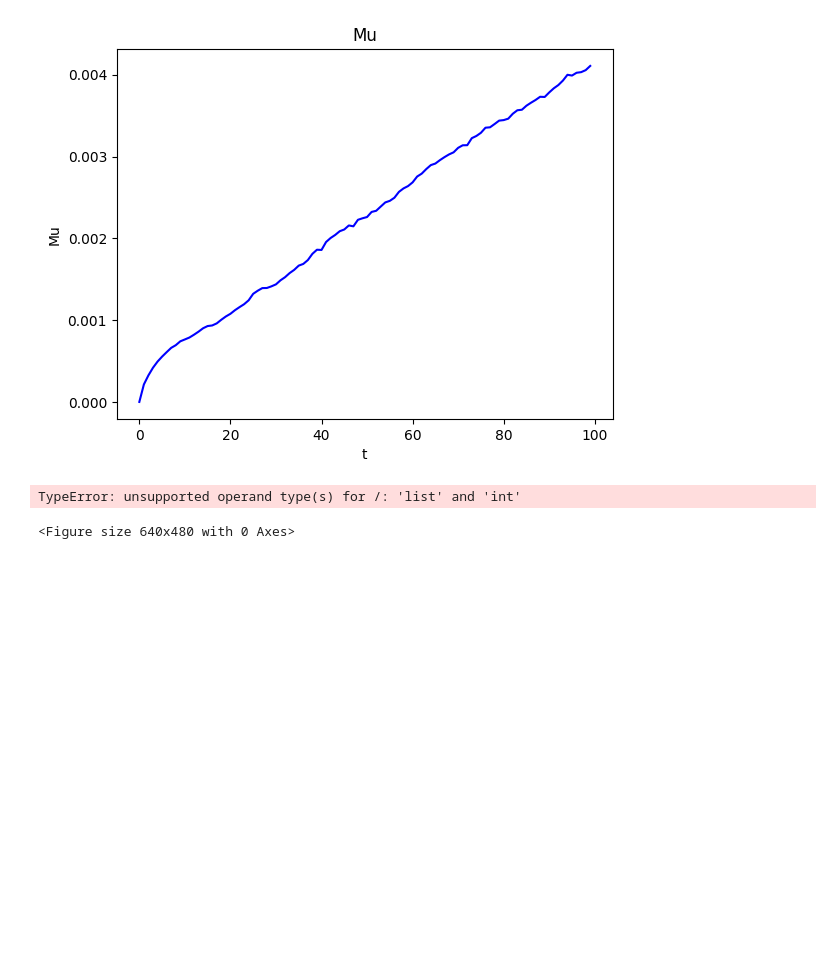
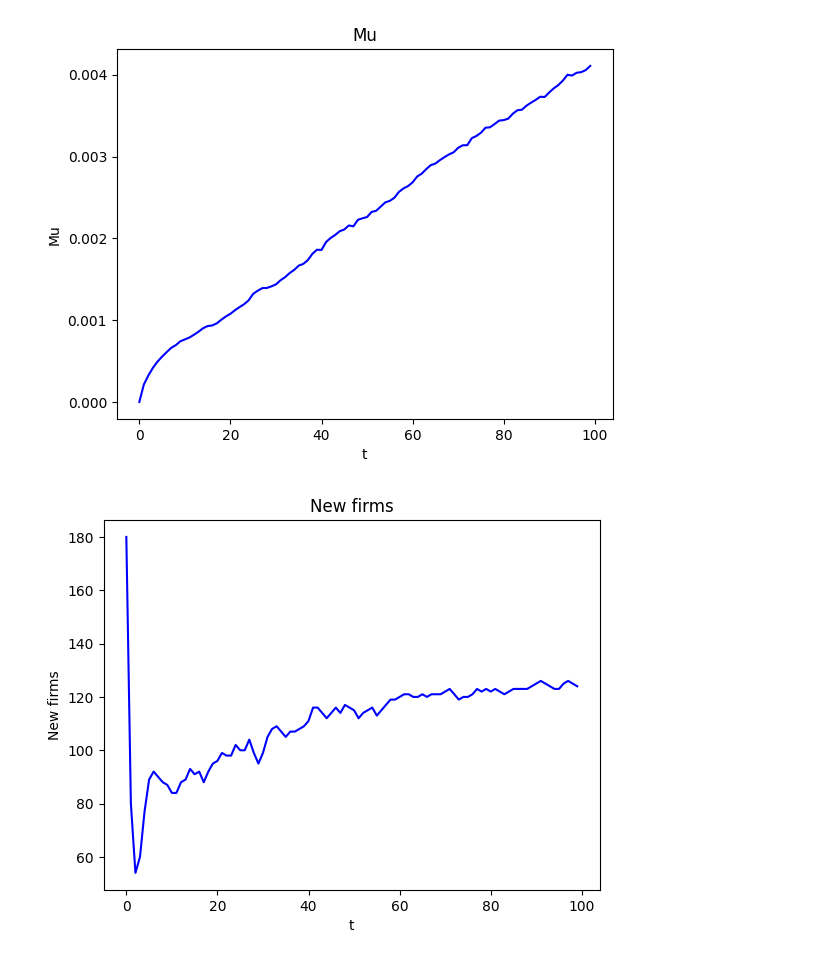
Before and after one commit to hcastillo/econo-agents, a Jupyter notebook: 003.fluctuations.green/fluctuations.green.ipynb, the cells around one changed output. Cells and saved outputs as stored; diff of their text form; code cells hidden in the pictures; blank space fills up the shorter version.

```diff
--- a/003.fluctuations.green/fluctuations.green.ipynb
+++ b/003.fluctuations.green/fluctuations.green.ipynb
@@ -60,6 +60,7 @@ class Statistics:
     firmsφ = []
     firmsz = []
     firmsmu= []
+    newFirms=[]
 
     rate   = []
 
@@ -316,6 +317,7 @@ def doSimulation():
         removeBankruptedFirms()
         Statistics.getStatistics()
         newFirmsNumber = determineNentry()
+        Statistics.newFirms.append(newFirmsNumber)
         addFirms(newFirmsNumber)
         updateBankL()
         updateFirms()
@@ -492,6 +494,21 @@ def graph_mu(show=True):
     plt.title("Mu" )
     plt.show() if show else plt.savefig("mu.svg" )
 
+
+def graph_new_firms( show=True):
+    Statistics.log("new_firms_graph")
+    plt.clf()
+    xx = []
+    yy = []
+    for i in range(Config.T):
+        xx.append(i)
+        yy.append( Statistics.newFirms[i])
+    plt.plot(xx, yy, 'b-')
+    plt.ylabel("New firms")
+    plt.xlabel("t")
+    plt.title("New firms" )
+    plt.show() if show else plt.savefig("new_firms.svg" )
+
 def graph_zipf_density(show=True):
     Statistics.log("zipf_density")
     plt.clf()
@@ -552,7 +569,7 @@ def graph_newentry(show=True):
     yy = []
     for i in range(Config.T):
         xx.append(i)
-        yy.append(determineNentry[i])
+        yy.append(Statistics.newFirms[i])
         addFirms(yy[-1])
     plt.plot(xx, yy, 'b-')
     plt.ylabel("New Entries")
@@ -575,36 +592,34 @@ def graph_bankrupcies(show=True):
     plt.show() if show else plt.savefig("bankrupted.svg")
 
 def show_graph(show):
     graph_profits(show)
     graph_mu(show)
-    graph_zeta(show)
-    graph_φ(show)
+    graph_new_firms(show)
     #graph_k(show)
     #graph_y(show)
     #graph_interest_rate(show)
     #graph_growth_rate(show)
     #graph_baddebt(show)
 
 def isNotebook():
     try:
         from IPython import get_ipython
         if 'IPKernelApp' not in get_ipython().config:  # pragma: no cover
             return False
     except ImportError:
         return False
     except AttributeError:
         return False
     return True
 
 
 if not isNotebook():
     Statistics.doLog = True
 doSimulation()
 show_graph(isNotebook())
 # %% [output]
 [figure]
 [figure]
-TypeError: unsupported operand type(s) for /: 'list' and 'int'
-<Figure size 640x480 with 0 Axes>
+[figure, added]
 # %%
 show_graph(isNotebook())
```
Also changed, not shown: parts of 10 cells of this notebook, 1 other file.
